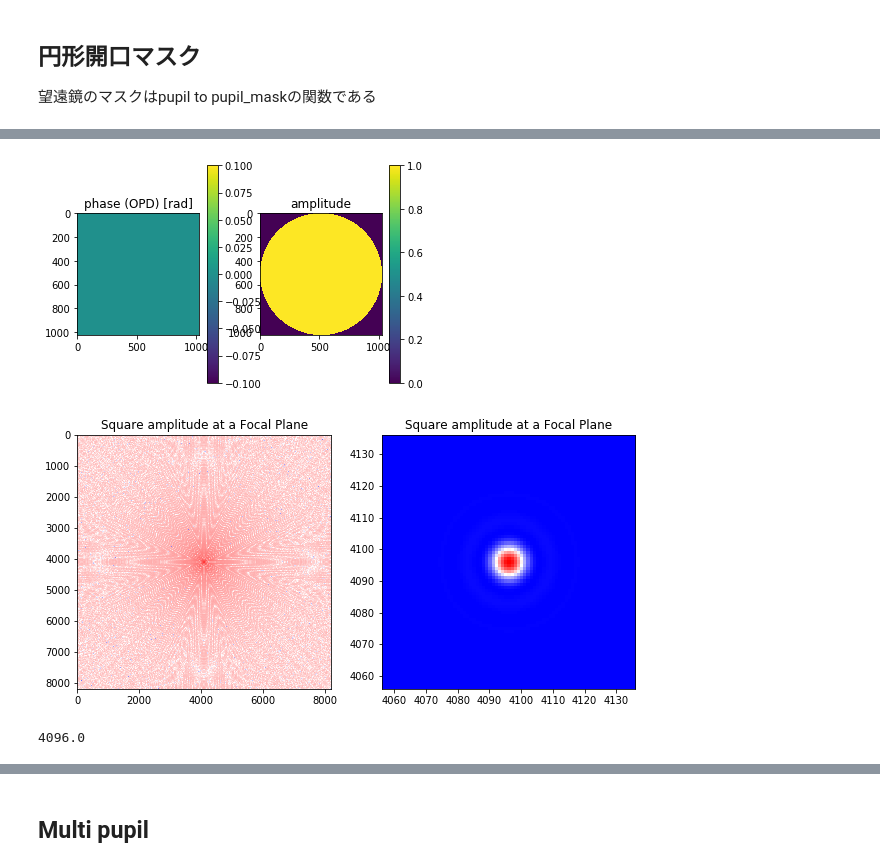
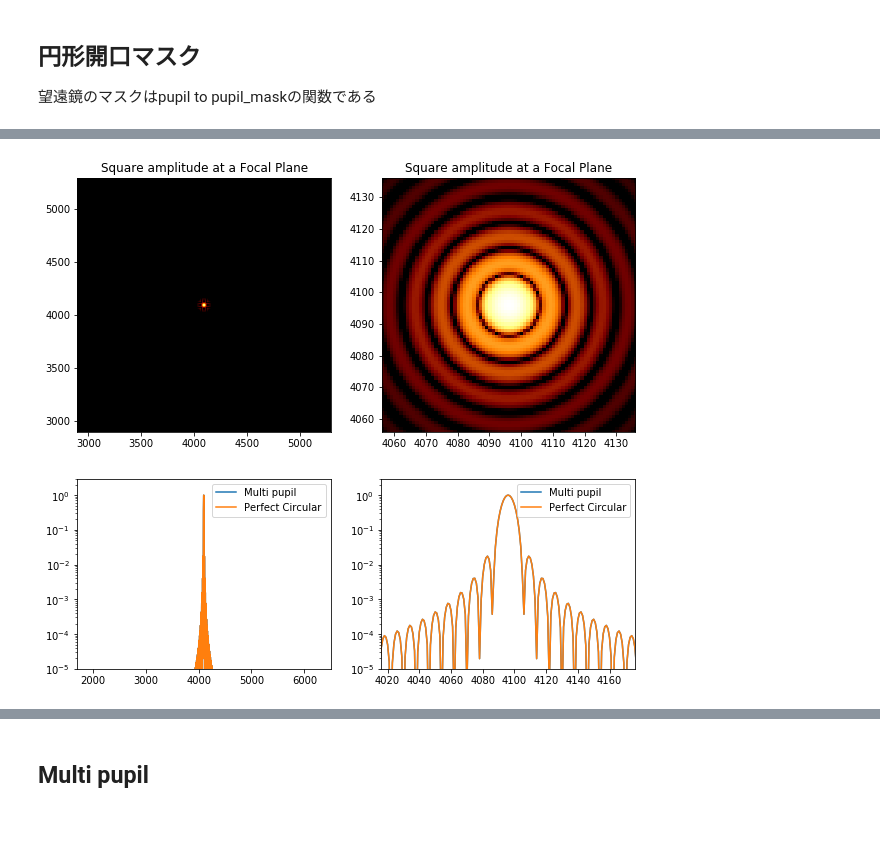
Before and after one commit to HajimeKawahara/fossim, a Jupyter notebook: ipynb/Multipupil -2D.ipynb, the cells around one changed output, grey strips where cells are left out. Saved outputs shown, nothing was run; the diff lists cells and outputs as text; code cells hidden in the pictures; blank space fills up the shorter version.

```diff
--- a/ipynb/Multipupil -2D.ipynb
+++ b/ipynb/Multipupil -2D.ipynb
@@ -45,40 +35,8 @@ pupa_perfect[mask]=0.0+0.0j
-# %%
-#表示
-
-fig = plt.figure()
-ax = fig.add_subplot(121)
-q=ax.imshow(np.angle(pupa_perfect))
-plt.title("phase (OPD) [rad]")
-plt.colorbar(q)
-ax = fig.add_subplot(122)
-q=ax.imshow(np.abs(pupa_perfect))
-plt.title("amplitude")
-plt.colorbar(q)
-plt.show()
-# %% [output]
-[figure, removed]
 # %%
 exprat=8 #oversampling factor at a focal plane
 foca_perfect = nc.cf_no_coronagraph(pupa_perfect,exprat=exprat)
+plt_mp.plotfoc2D(foca_perfect,exprat)
+plt_mp.plotfoc1D(foca_perfect,foca_perfect,exprat)
+# %% [output]
+[figure, added]
+[figure, added]
-# %%
-#表示
-fig=plt.figure(figsize=(10,10))
-ax=fig.add_subplot(121)
-a=ax.imshow(np.log10(np.abs(foca_perfect)**2),cmap="bwr")
-#plt.colorbar(a)
-plt.title("Square amplitude at a Focal Plane")
-ax=fig.add_subplot(122)
-a=ax.imshow((np.abs(foca_perfect)**2),cmap="bwr")
-#plt.colorbar(a)
-nx=foca_perfect.shape[0]
-ny=foca_perfect.shape[1]
-plt.xlim(nx/2-5*exprat,nx/2+5*exprat)
-plt.ylim(ny/2-5*exprat,ny/2+5*exprat)
-plt.title("Square amplitude at a Focal Plane")
-plt.show()
-# %% [output]
-[figure, removed]
-# %%
-n/2*exprat
-# %% [output]
-4096.0
```
Also changed, not shown: parts of 17 cells of this notebook, 2 other files.
